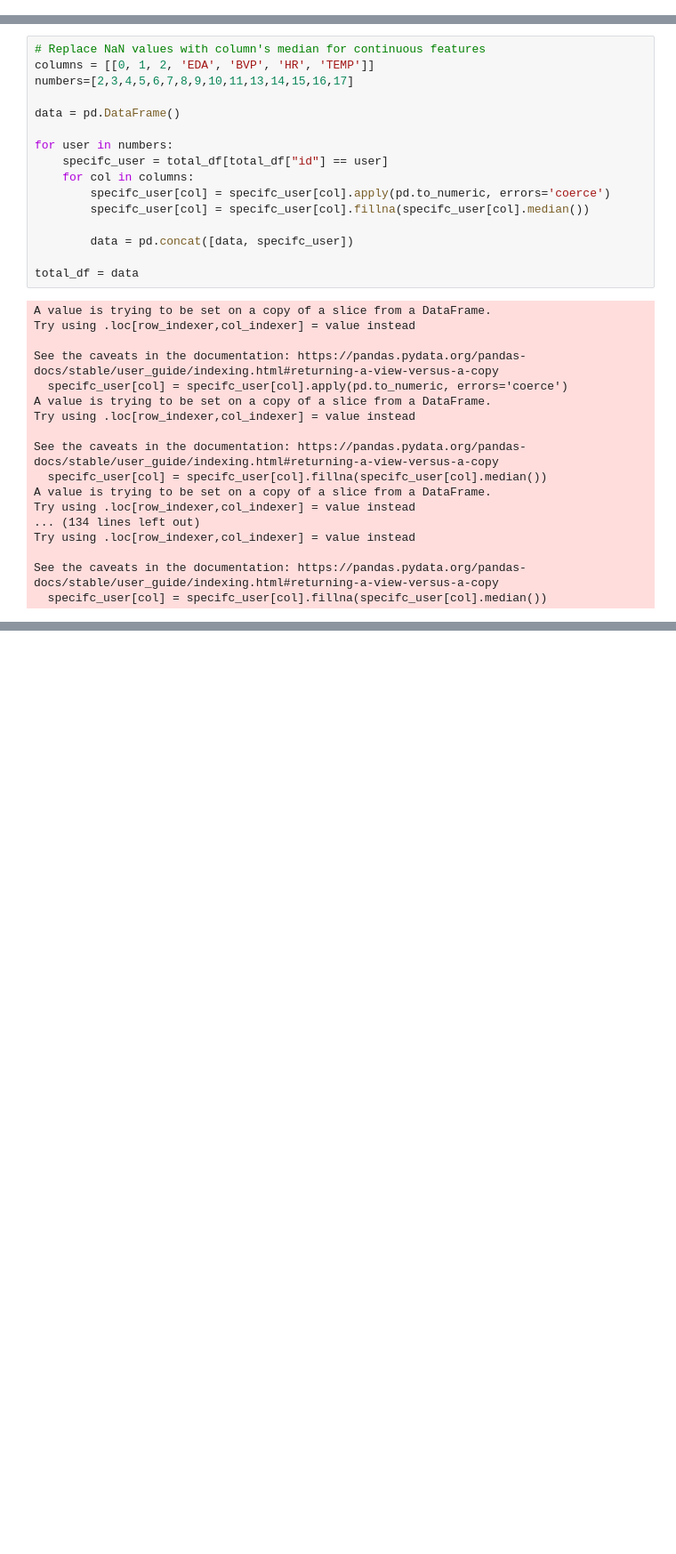
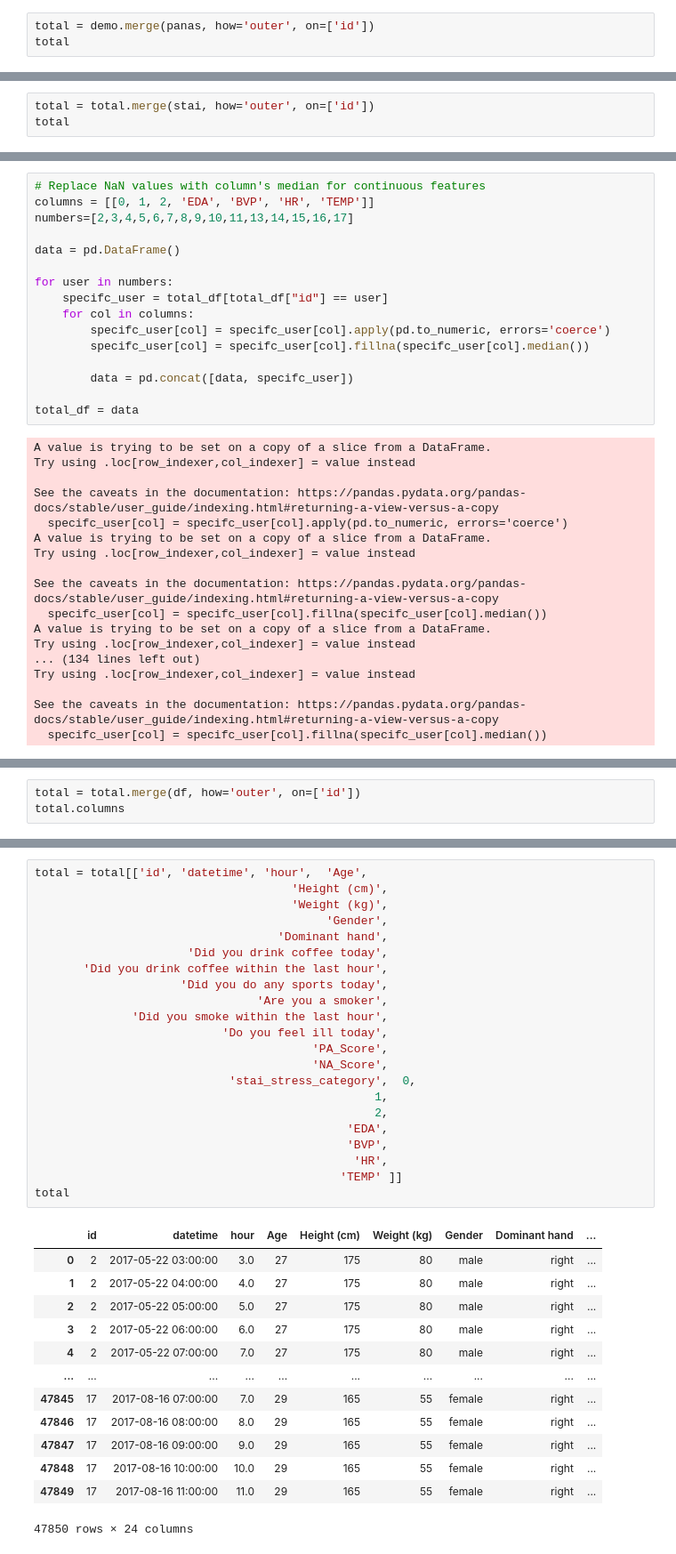
Before and after one commit to kcristinaa/HCI-visualizations-analysis, a Jupyter notebook: read_data.ipynb, the cells around one changed output, grey strips where cells are left out. Shown: that part at 89% size. Drawn from its saved outputs; the diff is of its cells as text; blank space fills up the shorter version.

```diff
--- a/read_data.ipynb
+++ b/read_data.ipynb
@@ -125,0 +155,3 @@ panas.to_pickle('data\panas.pkl')
+# %%
+total = demo.merge(panas, how='outer', on=['id'])
+total
@@ -181,0 +242,3 @@ stai.to_pickle('data\stai.pkl')
+# %%
+total = total.merge(stai, how='outer', on=['id'])
+total
@@ -348,0 +425,3 @@ df.to_pickle('data\empatica.pkl')
+# %%
+total = total.merge(df, how='outer', on=['id'])
+total.columns
@@ -348,0 +446,36 @@ df.to_pickle('data\empatica.pkl')
+# %%
+total = total[['id', 'datetime', 'hour',  'Age',
+                                     'Height (cm)',
+                                     'Weight (kg)',
+                                          'Gender',
+                                   'Dominant hand',
+                      'Did you drink coffee today',
+       'Did you drink coffee within the last hour',
+                     'Did you do any sports today',
+                                'Are you a smoker',
+              'Did you smoke within the last hour',
+                           'Do you feel ill today',
+                                        'PA_Score',
+                                        'NA_Score',
+                            'stai_stress_category',  0,
+                                                 1,
+                                                 2,
+                                             'EDA',
+                                             'BVP',
+                                              'HR',
+                                            'TEMP' ]]
+total
+# %% [output]
+|  | id | datetime | hour | Age | Height (cm) | Weight (kg) | Gender | Dominant hand | ... |
+| 0 | 2 | 2017-05-22 03:00:00 | 3.0 | 27 | 175 | 80 | male | right | ... |
+| 1 | 2 | 2017-05-22 04:00:00 | 4.0 | 27 | 175 | 80 | male | right | ... |
+| 2 | 2 | 2017-05-22 05:00:00 | 5.0 | 27 | 175 | 80 | male | right | ... |
+| 3 | 2 | 2017-05-22 06:00:00 | 6.0 | 27 | 175 | 80 | male | right | ... |
+| 4 | 2 | 2017-05-22 07:00:00 | 7.0 | 27 | 175 | 80 | male | right | ... |
+| ... | ... | ... | ... | ... | ... | ... | ... | ... | ... |
+| 47845 | 17 | 2017-08-16 07:00:00 | 7.0 | 29 | 165 | 55 | female | right | ... |
+| 47846 | 17 | 2017-08-16 08:00:00 | 8.0 | 29 | 165 | 55 | female | right | ... |
+| 47847 | 17 | 2017-08-16 09:00:00 | 9.0 | 29 | 165 | 55 | female | right | ... |
+| 47848 | 17 | 2017-08-16 10:00:00 | 10.0 | 29 | 165 | 55 | female | right | ... |
+| 47849 | 17 | 2017-08-16 11:00:00 | 11.0 | 29 | 165 | 55 | female | right | ... |
+47850 rows × 24 columns
```
Also changed, not shown: parts of 13 cells of this notebook, 21 other files.
